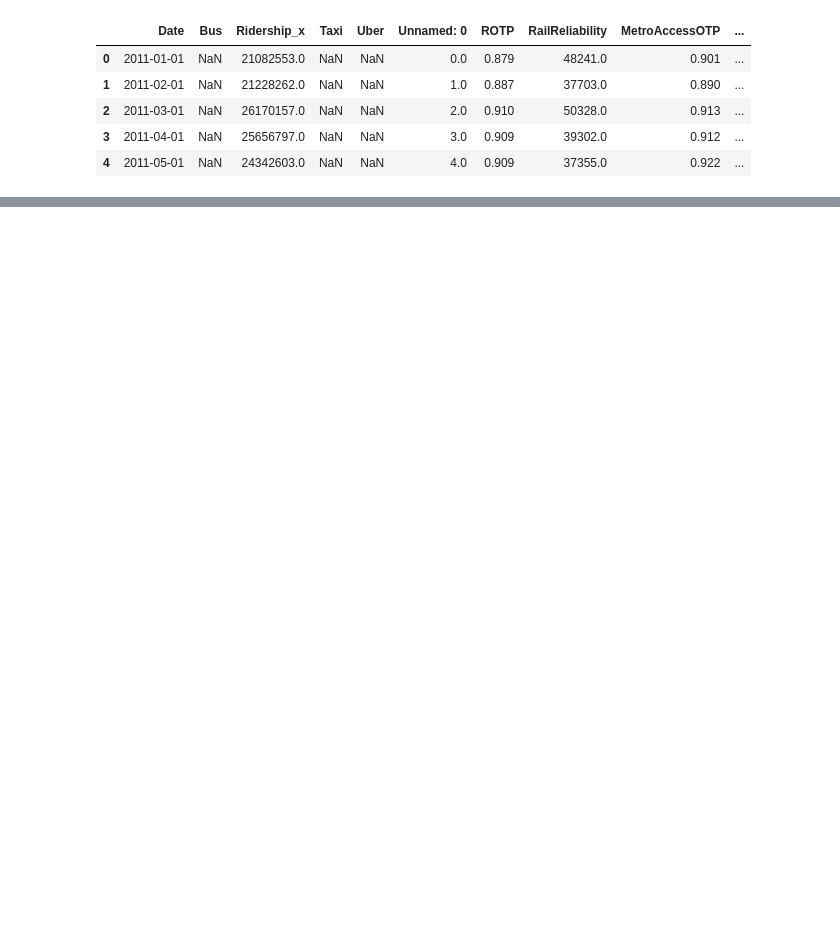
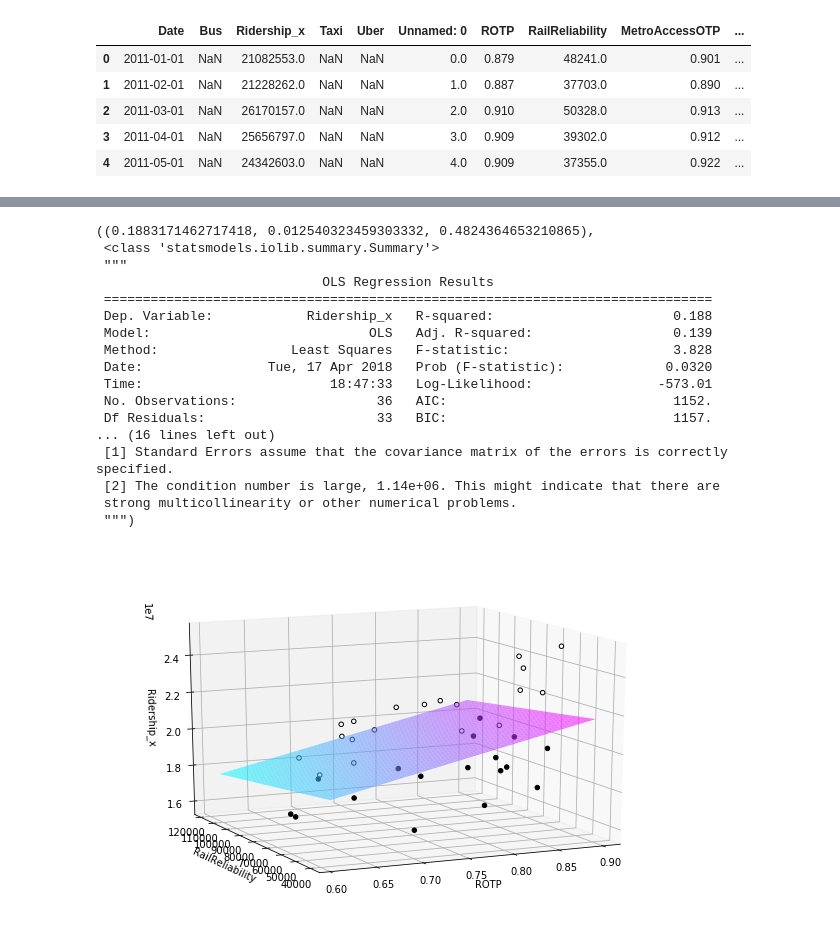
Before and after one commit to yegorkryukov/dc_public_transport, a Jupyter notebook: Functions/test_safe_track.ipynb, the cells around one changed output, grey strips where cells are left out. Saved outputs shown, nothing was run; the diff lists cells and outputs as text; code cells hidden in the pictures; blank space fills up the shorter version.

```diff
--- a/Functions/test_safe_track.ipynb
+++ b/Functions/test_safe_track.ipynb
@@ -21,0 +51,22 @@ df.head()
+# %%
+linear_regression_plot(df_rr_after, 0)
+linear_regression(df_rr_after, 0)
+# %% [output]
+((0.1883171462717418, 0.012540323459303332, 0.4824364653210865),
+ <class 'statsmodels.iolib.summary.Summary'>
+ """
+                             OLS Regression Results
+ ==============================================================================
+ Dep. Variable:            Ridership_x   R-squared:                       0.188
+ Model:                            OLS   Adj. R-squared:                  0.139
+ Method:                 Least Squares   F-statistic:                     3.828
+ Date:                Tue, 17 Apr 2018   Prob (F-statistic):             0.0320
+ Time:                        18:47:33   Log-Likelihood:                -573.01
+ No. Observations:                  36   AIC:                             1152.
+ Df Residuals:                      33   BIC:                             1157.
+... (16 lines left out)
+ [1] Standard Errors assume that the covariance matrix of the errors is correctly specified.
+ [2] The condition number is large, 1.14e+06. This might indicate that there are
+ strong multicollinearity or other numerical problems.
+ """)
+[figure, added]
```
Also changed, not shown: parts of 4 cells of this notebook, 1 other file.
